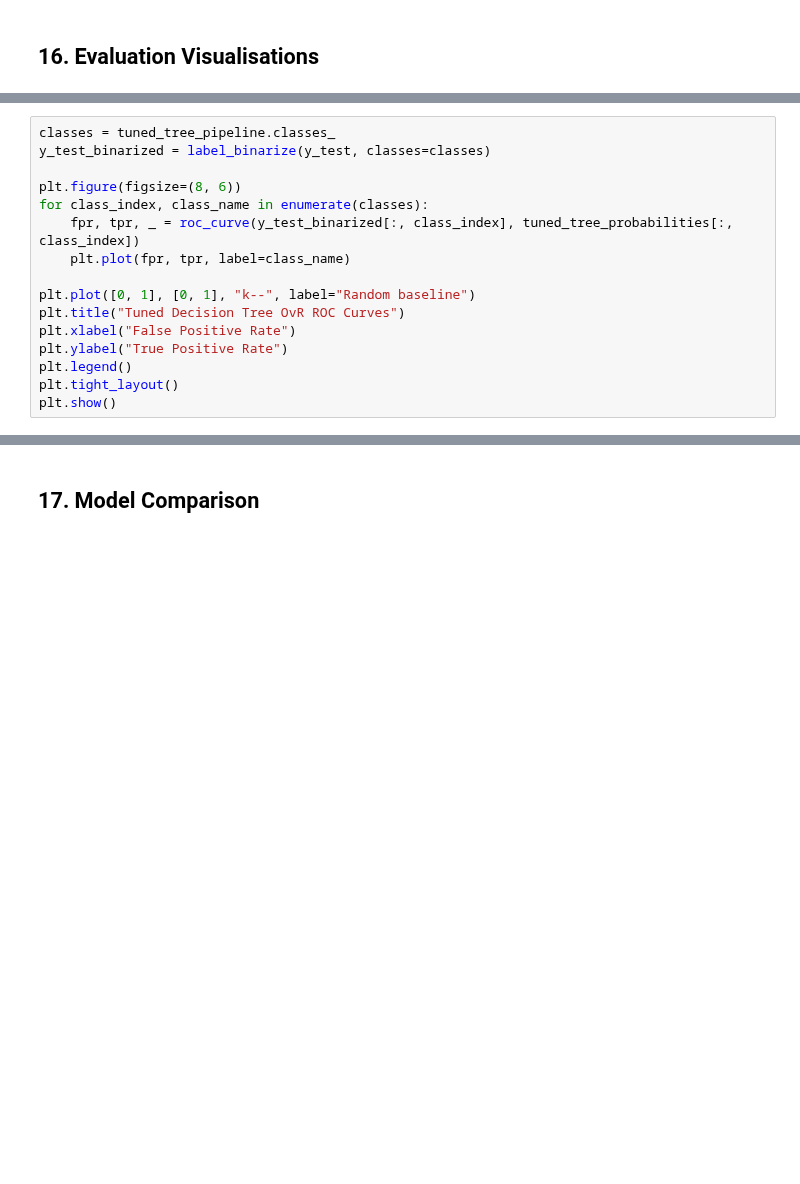
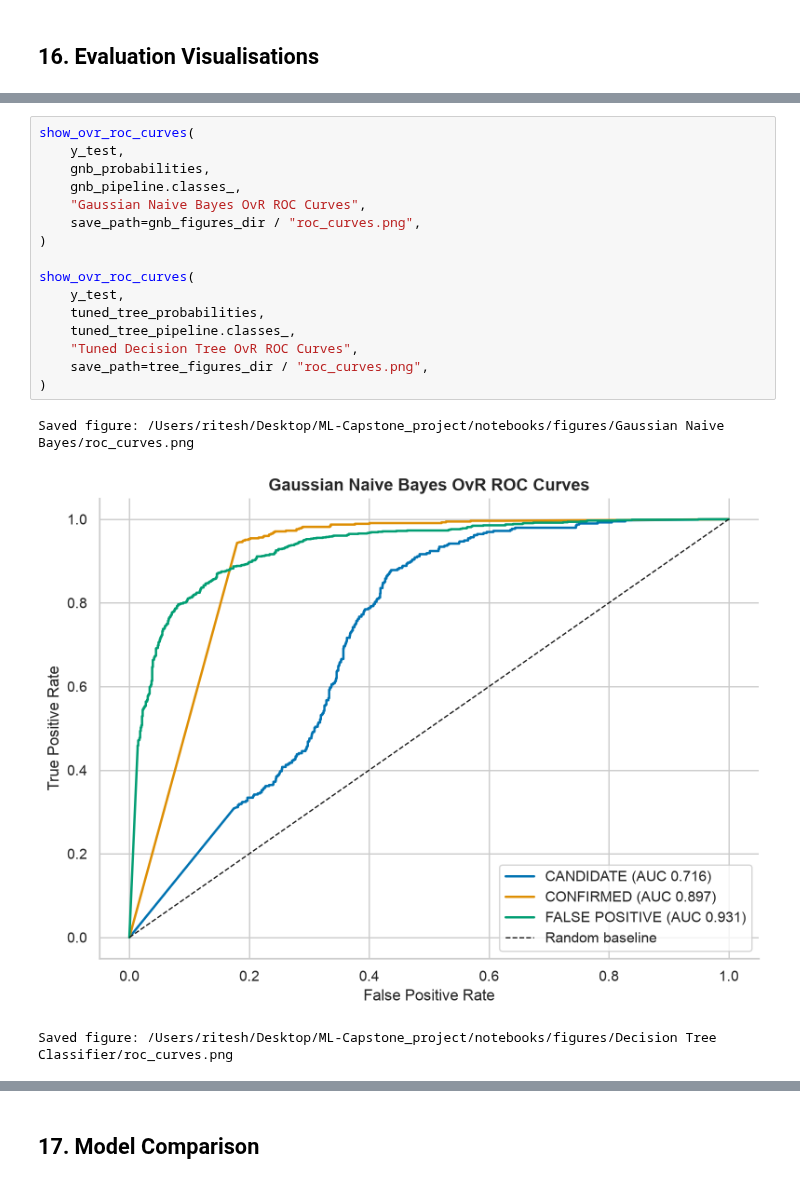
Before and after one commit to DominicKarolPeter/ML-Capstone_project, a Jupyter notebook: notebooks/classification.ipynb, the cells around one changed output, grey strips where cells are left out. Drawn from its saved outputs; the diff is of its cells as text; blank space fills up the shorter version.

```diff
--- a/notebooks/classification.ipynb
+++ b/notebooks/classification.ipynb
@@ -647,16 +788,20 @@ show_confusion_matrix(y_test, tuned_tree_predictions, tuned_tree_pipeline.classe
 # %%
-classes = tuned_tree_pipeline.classes_
-y_test_binarized = label_binarize(y_test, classes=classes)
+show_ovr_roc_curves(
+    y_test,
+    gnb_probabilities,
+    gnb_pipeline.classes_,
+    "Gaussian Naive Bayes OvR ROC Curves",
+    save_path=gnb_figures_dir / "roc_curves.png",
+)
 
-plt.figure(figsize=(8, 6))
-for class_index, class_name in enumerate(classes):
-    fpr, tpr, _ = roc_curve(y_test_binarized[:, class_index], tuned_tree_probabilities[:, class_index])
-    plt.plot(fpr, tpr, label=class_name)
-
-plt.plot([0, 1], [0, 1], "k--", label="Random baseline")
-plt.title("Tuned Decision Tree OvR ROC Curves")
-plt.xlabel("False Positive Rate")
-plt.ylabel("True Positive Rate")
-plt.legend()
-plt.tight_layout()
-plt.show()
+show_ovr_roc_curves(
+    y_test,
+    tuned_tree_probabilities,
+    tuned_tree_pipeline.classes_,
+    "Tuned Decision Tree OvR ROC Curves",
+    save_path=tree_figures_dir / "roc_curves.png",
+)
+# %% [output]
+Saved figure: /Users/ritesh/Desktop/ML-Capstone_project/notebooks/figures/Gaussian Naive Bayes/roc_curves.png
+[figure, added]
+Saved figure: /Users/ritesh/Desktop/ML-Capstone_project/notebooks/figures/Decision Tree Classifier/roc_curves.png
```
Also changed, not shown: parts of 14 cells of this notebook, 7 other files.
